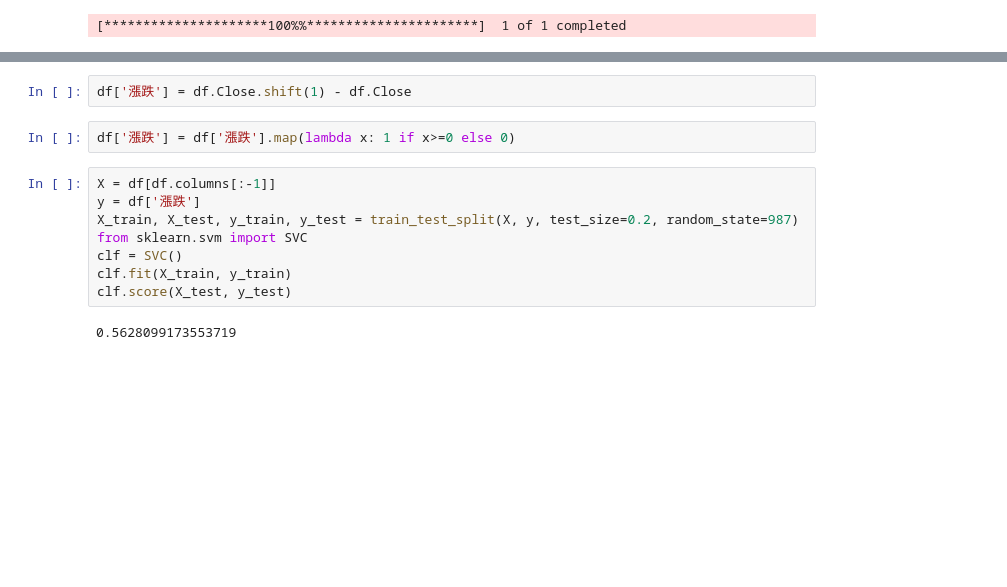
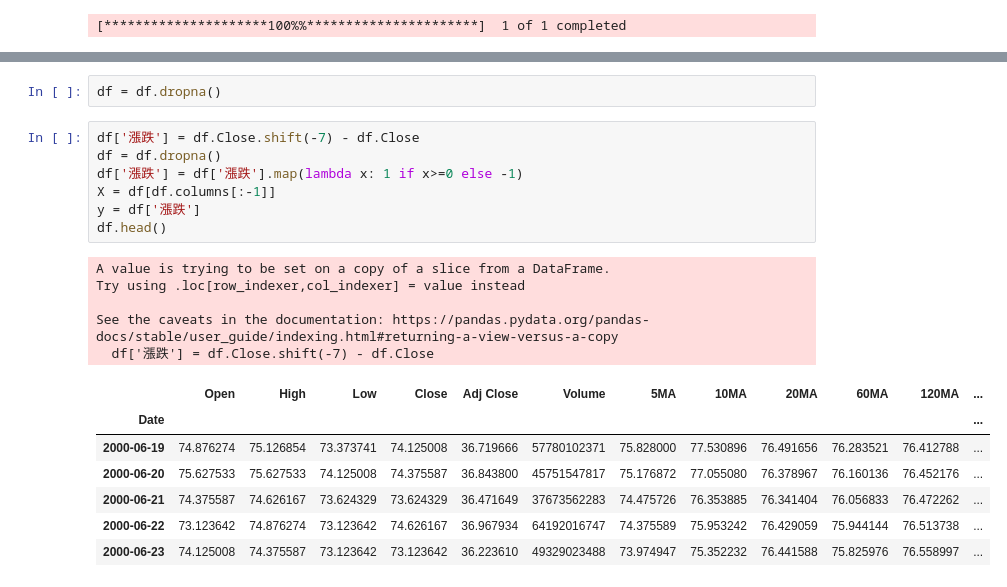
Before and after one commit to vcdemy/20240409, a Jupyter notebook: 20240409筆記.ipynb, the cells around one changed output, grey strips where cells are left out. Drawn from its saved outputs; the diff is of its cells as text; blank space fills up the shorter version.

```diff
--- a/20240409筆記.ipynb
+++ b/20240409筆記.ipynb
@@ -1085,14 +1087,22 @@ df.head(10)
-# %%
-df['漲跌'] = df.Close.shift(1) - df.Close
-# %%
-df['漲跌'] = df['漲跌'].map(lambda x: 1 if x>=0 else 0)
+# %%
+df = df.dropna()
 # %%
+df['漲跌'] = df.Close.shift(-7) - df.Close
+df = df.dropna()
+df['漲跌'] = df['漲跌'].map(lambda x: 1 if x>=0 else -1)
 X = df[df.columns[:-1]]
 y = df['漲跌']
-X_train, X_test, y_train, y_test = train_test_split(X, y, test_size=0.2, random_state=987)
-from sklearn.svm import SVC
-clf = SVC()
-clf.fit(X_train, y_train)
-clf.score(X_test, y_test)
+df.head()
 # %% [output]
-0.5628099173553719
+A value is trying to be set on a copy of a slice from a DataFrame.
+Try using .loc[row_indexer,col_indexer] = value instead
+
+See the caveats in the documentation: https://pandas.pydata.org/pandas-docs/stable/user_guide/indexing.html#returning-a-view-versus-a-copy
+  df['漲跌'] = df.Close.shift(-7) - df.Close
+|  | Open | High | Low | Close | Adj Close | Volume | 5MA | 10MA | 20MA | 60MA | 120MA | ... |
+| Date |  |  |  |  |  |  |  |  |  |  |  | ... |
+| 2000-06-19 | 74.876274 | 75.126854 | 73.373741 | 74.125008 | 36.719666 | 57780102371 | 75.828000 | 77.530896 | 76.491656 | 76.283521 | 76.412788 | ... |
+| 2000-06-20 | 75.627533 | 75.627533 | 74.125008 | 74.375587 | 36.843800 | 45751547817 | 75.176872 | 77.055080 | 76.378967 | 76.160136 | 76.452176 | ... |
+| 2000-06-21 | 74.375587 | 74.626167 | 73.624329 | 73.624329 | 36.471649 | 37673562283 | 74.475726 | 76.353885 | 76.341404 | 76.056833 | 76.472262 | ... |
+| 2000-06-22 | 73.123642 | 74.876274 | 73.123642 | 74.626167 | 36.967934 | 64192016747 | 74.375589 | 75.953242 | 76.429059 | 75.944144 | 76.513738 | ... |
+| 2000-06-23 | 74.125008 | 74.375587 | 73.123642 | 73.123642 | 36.223610 | 49329023488 | 73.974947 | 75.352232 | 76.441588 | 75.825976 | 76.558997 | ... |
```
Also changed, not shown: parts of 3 cells of this notebook.
